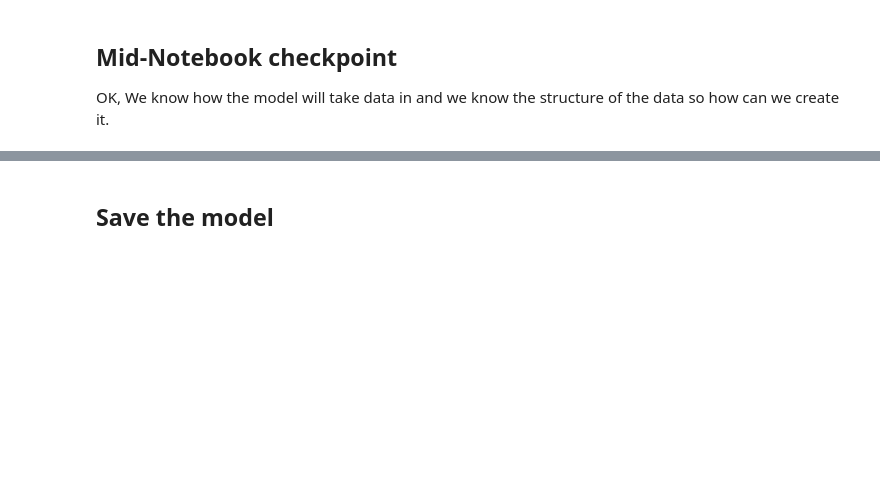
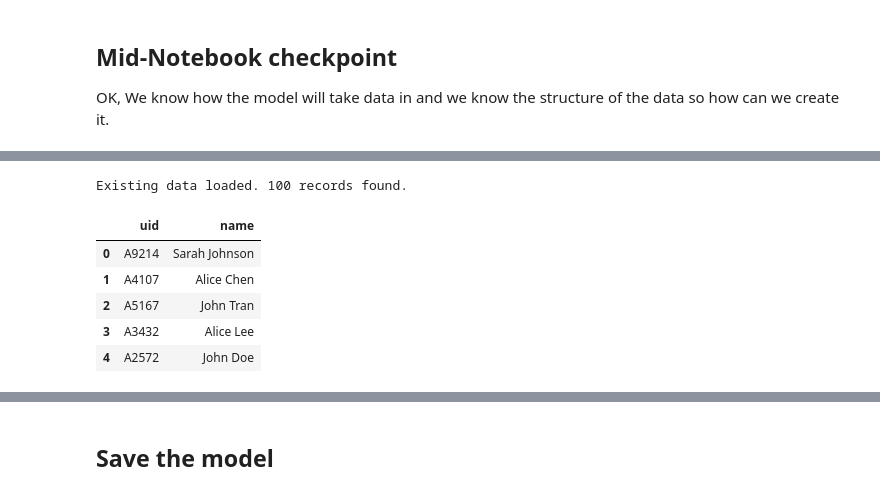
Before and after one commit to acsheller/cicero, a Jupyter notebook: SUBERX/jupyter/Nrms_Suber_small_dataset_to_SUBER1.ipynb, the cells around one changed output, grey strips where cells are left out. Drawn from its saved outputs; the diff is of its cells as text; code cells hidden in the pictures; blank space fills up the shorter version.

```diff
--- a/SUBERX/jupyter/Nrms_Suber_small_dataset_to_SUBER1.ipynb
+++ b/SUBERX/jupyter/Nrms_Suber_small_dataset_to_SUBER1.ipynb
@@ -283,0 +312,26 @@ from pydantic_ai import Agent
+# %%
+existing_syn_analysts
+file_path = os.path.join(data_path_base, "synthetic_analysts.csv")
+# Check if the file exists
+
+if os.path.exists(file_path):
+    existing_syn_analysts = pd.read_csv(file_path)
+    print(f"Existing data loaded. {len(existing_syn_analysts)} records found.")
+# %% [output]
+Existing data loaded. 100 records found.
+# %%
+# Step 1: Create obfuscated IDs
+num_analysts = len(existing_syn_analysts)
+obfuscated_ids = [f"A{random.randint(1000, 9999)}" for _ in range(num_analysts)]
+
+zipped_data = list(zip(obfuscated_ids, existing_syn_analysts["name"]))
+uid_name_df = pd.DataFrame(zipped_data, columns=["uid", "name"])
+# %%
+uid_name_df.head()
+# %% [output]
+|  | uid | name |
+| 0 | A9214 | Sarah Johnson |
+| 1 | A4107 | Alice Chen |
+| 2 | A5167 | John Tran |
+| 3 | A3432 | Alice Lee |
+| 4 | A2572 | John Doe |
```
Also changed, not shown: parts of 35 cells of this notebook, 3 other files.
